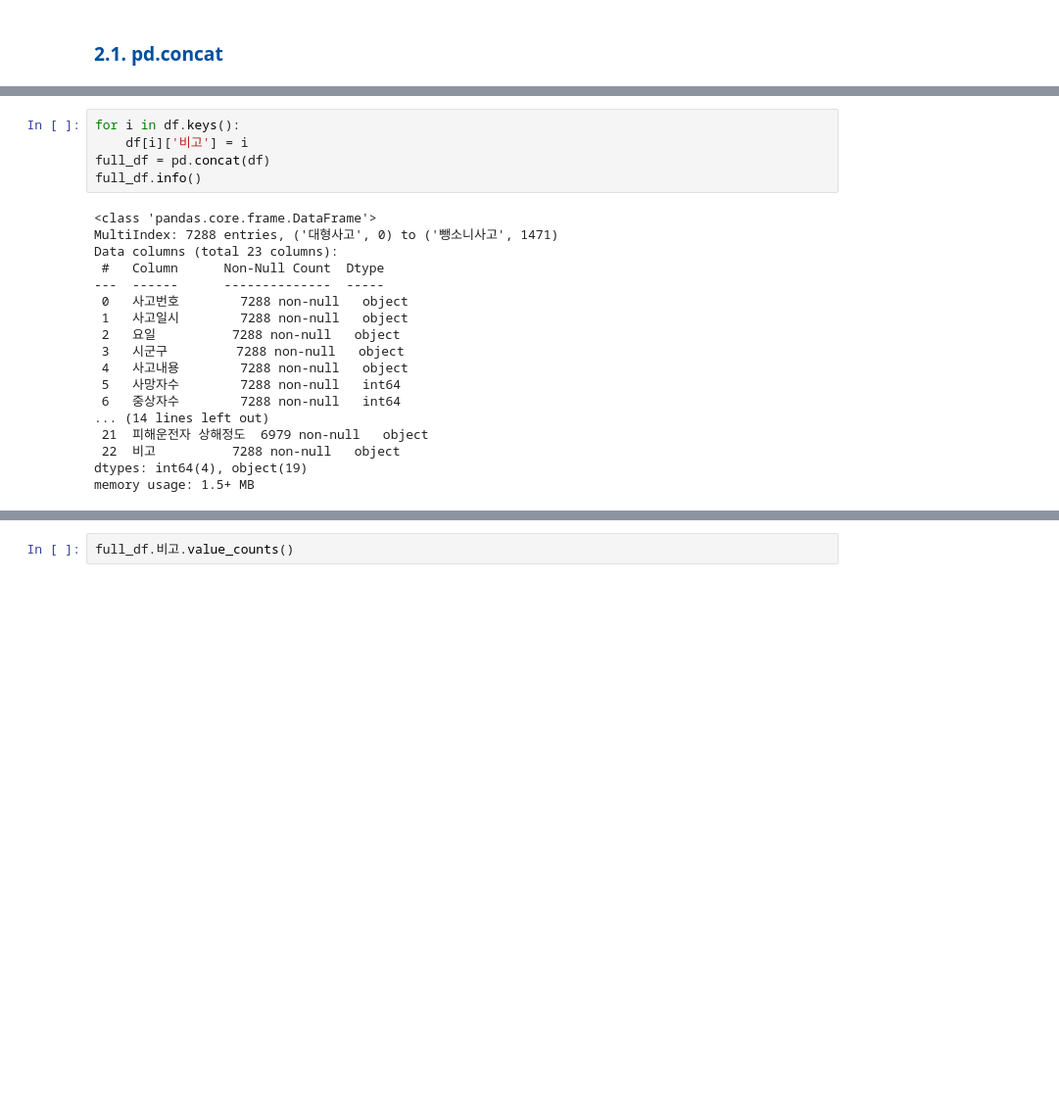
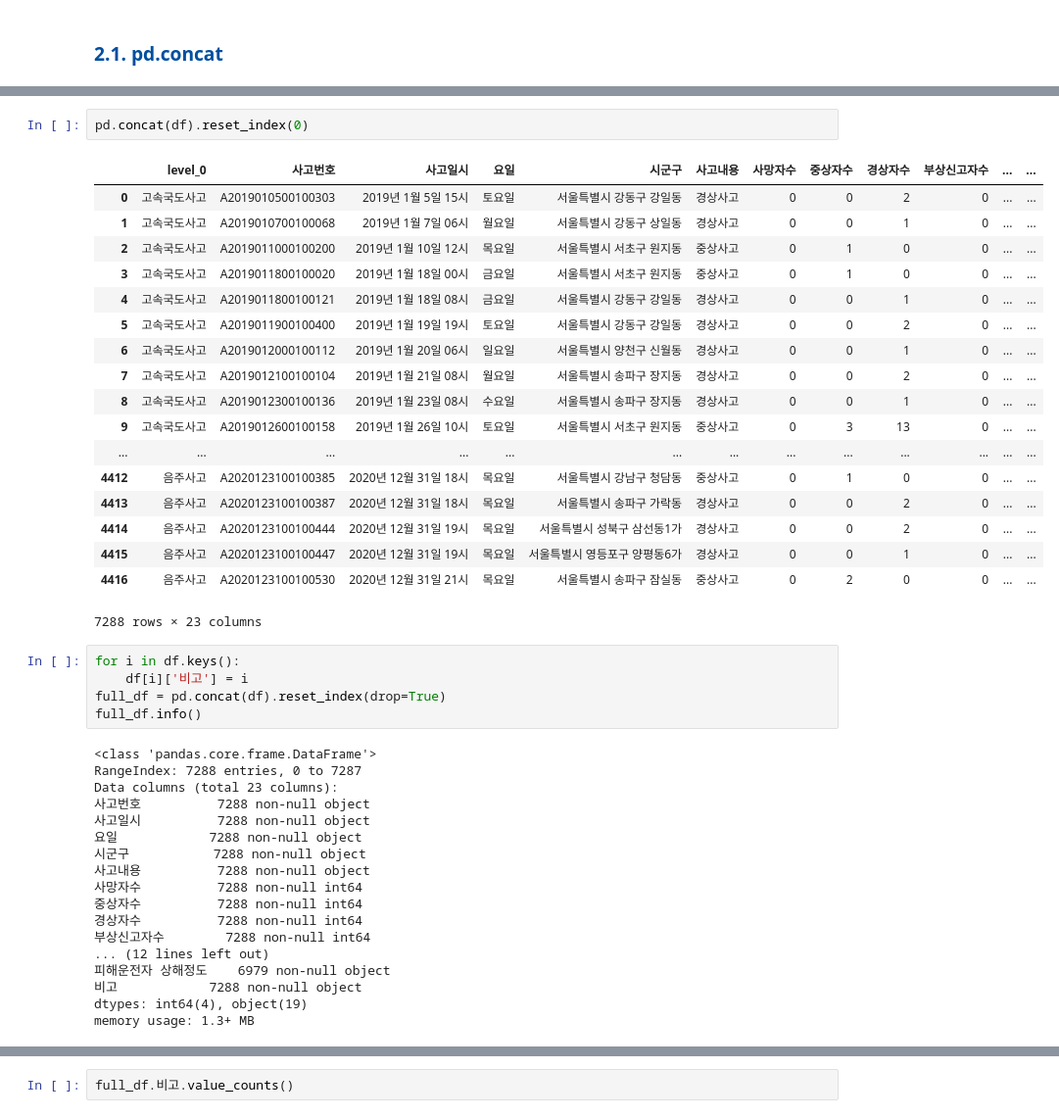
Before and after one commit to Hwijune/hackt, a Jupyter notebook: study/01_AI_Bigdata_Programming/11_Join.ipynb, the cells around one changed output, grey strips where cells are left out. Shown at 98% size. Saved outputs shown, nothing was run; the diff lists cells and outputs as text; blank space fills up the shorter version.

```diff
--- a/study/01_AI_Bigdata_Programming/11_Join.ipynb
+++ b/study/01_AI_Bigdata_Programming/11_Join.ipynb
@@ -93,26 +114,47 @@ pd.concat([대형사고, 고속국도사고])
 | 255 | A2020122800100176 | 2020년 12월 28일 11시 | 월요일 | 서울특별시 서초구 원지동 | 중상사고 | 0 | 2 | 0 | 5 | 차대차 - 추돌 | ... | ... |
 | 256 | A2020122900100400 | 2020년 12월 29일 20시 | 화요일 | 서울특별시 서초구 원지동 | 경상사고 | 0 | 0 | 2 | 0 | 차대차 - 측면충돌 | ... | ... |
 270 rows × 22 columns
+# %%
+pd.concat(df).reset_index(0)
+# %% [output]
+|  | level_0 | 사고번호 | 사고일시 | 요일 | 시군구 | 사고내용 | 사망자수 | 중상자수 | 경상자수 | 부상신고자수 | ... | ... |
+| 0 | 고속국도사고 | A2019010500100303 | 2019년 1월 5일 15시 | 토요일 | 서울특별시 강동구 강일동 | 경상사고 | 0 | 0 | 2 | 0 | ... | ... |
+| 1 | 고속국도사고 | A2019010700100068 | 2019년 1월 7일 06시 | 월요일 | 서울특별시 강동구 상일동 | 경상사고 | 0 | 0 | 1 | 0 | ... | ... |
+| 2 | 고속국도사고 | A2019011000100200 | 2019년 1월 10일 12시 | 목요일 | 서울특별시 서초구 원지동 | 중상사고 | 0 | 1 | 0 | 0 | ... | ... |
+| 3 | 고속국도사고 | A2019011800100020 | 2019년 1월 18일 00시 | 금요일 | 서울특별시 서초구 원지동 | 중상사고 | 0 | 1 | 0 | 0 | ... | ... |
+| 4 | 고속국도사고 | A2019011800100121 | 2019년 1월 18일 08시 | 금요일 | 서울특별시 강동구 강일동 | 경상사고 | 0 | 0 | 1 | 0 | ... | ... |
+| 5 | 고속국도사고 | A2019011900100400 | 2019년 1월 19일 19시 | 토요일 | 서울특별시 강동구 강일동 | 경상사고 | 0 | 0 | 2 | 0 | ... | ... |
+| 6 | 고속국도사고 | A2019012000100112 | 2019년 1월 20일 06시 | 일요일 | 서울특별시 양천구 신월동 | 경상사고 | 0 | 0 | 1 | 0 | ... | ... |
+| 7 | 고속국도사고 | A2019012100100104 | 2019년 1월 21일 08시 | 월요일 | 서울특별시 송파구 장지동 | 경상사고 | 0 | 0 | 2 | 0 | ... | ... |
+| 8 | 고속국도사고 | A2019012300100136 | 2019년 1월 23일 08시 | 수요일 | 서울특별시 송파구 장지동 | 경상사고 | 0 | 0 | 1 | 0 | ... | ... |
+| 9 | 고속국도사고 | A2019012600100158 | 2019년 1월 26일 10시 | 토요일 | 서울특별시 서초구 원지동 | 중상사고 | 0 | 3 | 13 | 0 | ... | ... |
+| ... | ... | ... | ... | ... | ... | ... | ... | ... | ... | ... | ... | ... |
+| 4412 | 음주사고 | A2020123100100385 | 2020년 12월 31일 18시 | 목요일 | 서울특별시 강남구 청담동 | 중상사고 | 0 | 1 | 0 | 0 | ... | ... |
+| 4413 | 음주사고 | A2020123100100387 | 2020년 12월 31일 18시 | 목요일 | 서울특별시 송파구 가락동 | 경상사고 | 0 | 0 | 2 | 0 | ... | ... |
+| 4414 | 음주사고 | A2020123100100444 | 2020년 12월 31일 19시 | 목요일 | 서울특별시 성북구 삼선동1가 | 경상사고 | 0 | 0 | 2 | 0 | ... | ... |
+| 4415 | 음주사고 | A2020123100100447 | 2020년 12월 31일 19시 | 목요일 | 서울특별시 영등포구 양평동6가 | 경상사고 | 0 | 0 | 1 | 0 | ... | ... |
+| 4416 | 음주사고 | A2020123100100530 | 2020년 12월 31일 21시 | 목요일 | 서울특별시 송파구 잠실동 | 중상사고 | 0 | 2 | 0 | 0 | ... | ... |
+7288 rows × 23 columns
 # %%
 for i in df.keys():
     df[i]['비고'] = i
-full_df = pd.concat(df)
+full_df = pd.concat(df).reset_index(drop=True)
 full_df.info()
 # %% [output]
 <class 'pandas.core.frame.DataFrame'>
-MultiIndex: 7288 entries, ('대형사고', 0) to ('뺑소니사고', 1471)
+RangeIndex: 7288 entries, 0 to 7287
 Data columns (total 23 columns):
- #   Column      Non-Null Count  Dtype
----  ------      --------------  -----
- 0   사고번호        7288 non-null   object
- 1   사고일시        7288 non-null   object
- 2   요일          7288 non-null   object
- 3   시군구         7288 non-null   object
- 4   사고내용        7288 non-null   object
- 5   사망자수        7288 non-null   int64
- 6   중상자수        7288 non-null   int64
-... (14 lines left out)
- 21  피해운전자 상해정도  6979 non-null   object
- 22  비고          7288 non-null   object
+사고번호          7288 non-null object
+사고일시          7288 non-null object
+요일            7288 non-null object
+시군구           7288 non-null object
+사고내용          7288 non-null object
+사망자수          7288 non-null int64
+중상자수          7288 non-null int64
+경상자수          7288 non-null int64
+부상신고자수        7288 non-null int64
+... (12 lines left out)
+피해운전자 상해정도    6979 non-null object
+비고            7288 non-null object
 dtypes: int64(4), object(19)
-memory usage: 1.5+ MB
+memory usage: 1.3+ MB
```
Also changed, not shown: parts of 19 cells of this notebook, 7 other files.
